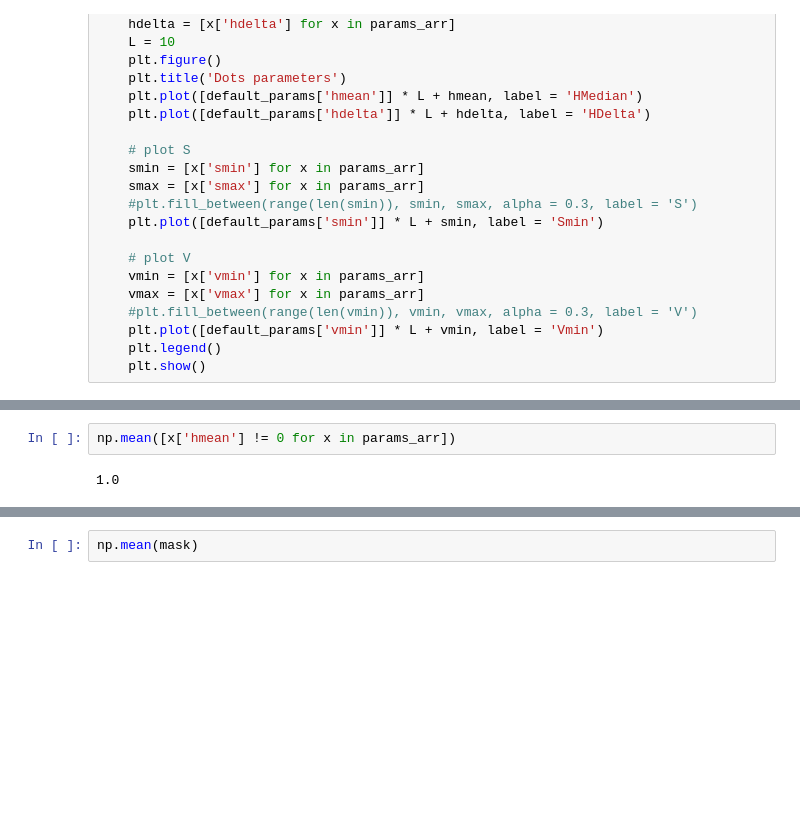
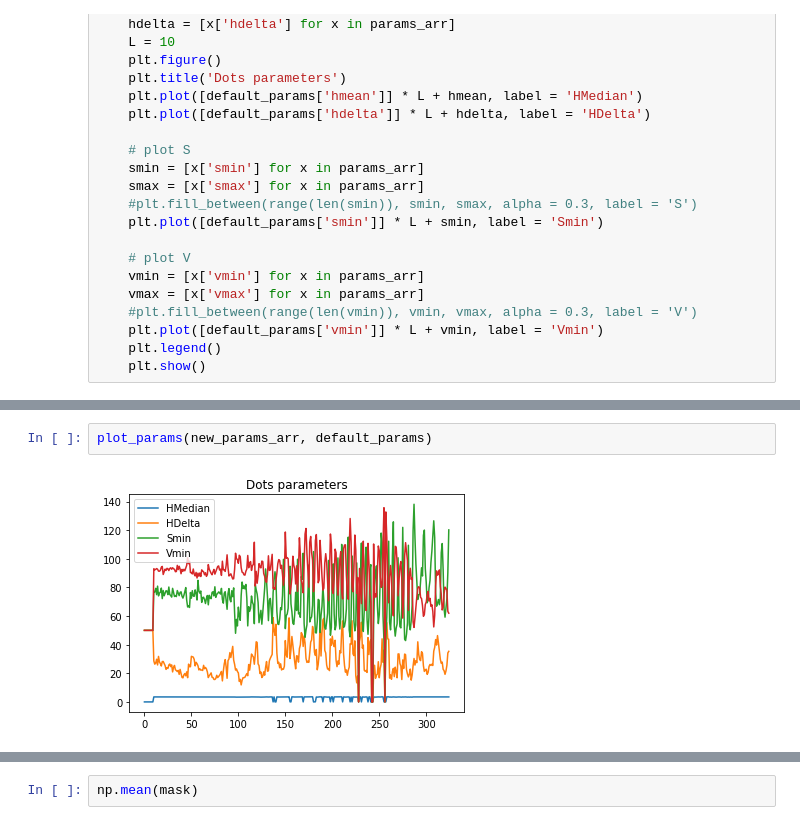
Before and after one commit to chili-epfl/qml-ar, a Jupyter notebook: notebooks/motionblur/DotsDetector.ipynb, the cells around one changed output, grey strips where cells are left out. Drawn from its saved outputs; the diff is of its cells as text; blank space fills up the shorter version.

```diff
--- a/notebooks/motionblur/DotsDetector.ipynb
+++ b/notebooks/motionblur/DotsDetector.ipynb
@@ -240,4 +244,4 @@ plot_params(params_arr, default_params)
-# %%
-np.mean([x['hmean'] != 0 for x in params_arr])
-# %% [output]
-1.0
+# %%
+plot_params(new_params_arr, default_params)
+# %% [output]
+[figure, added]
```
Also changed, not shown: parts of 6 cells of this notebook.
